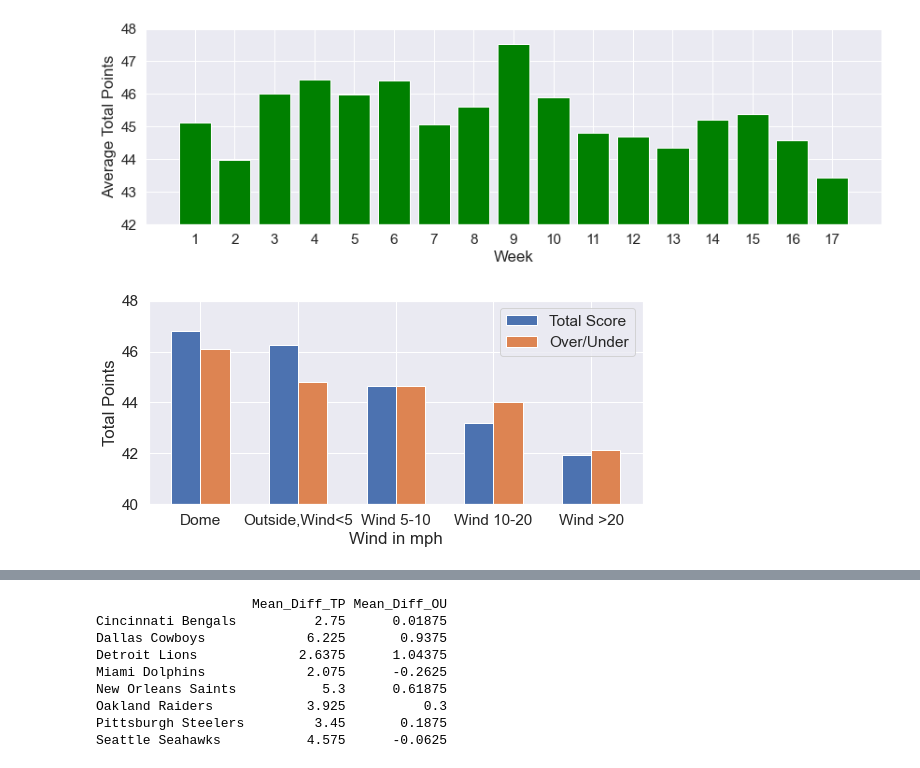
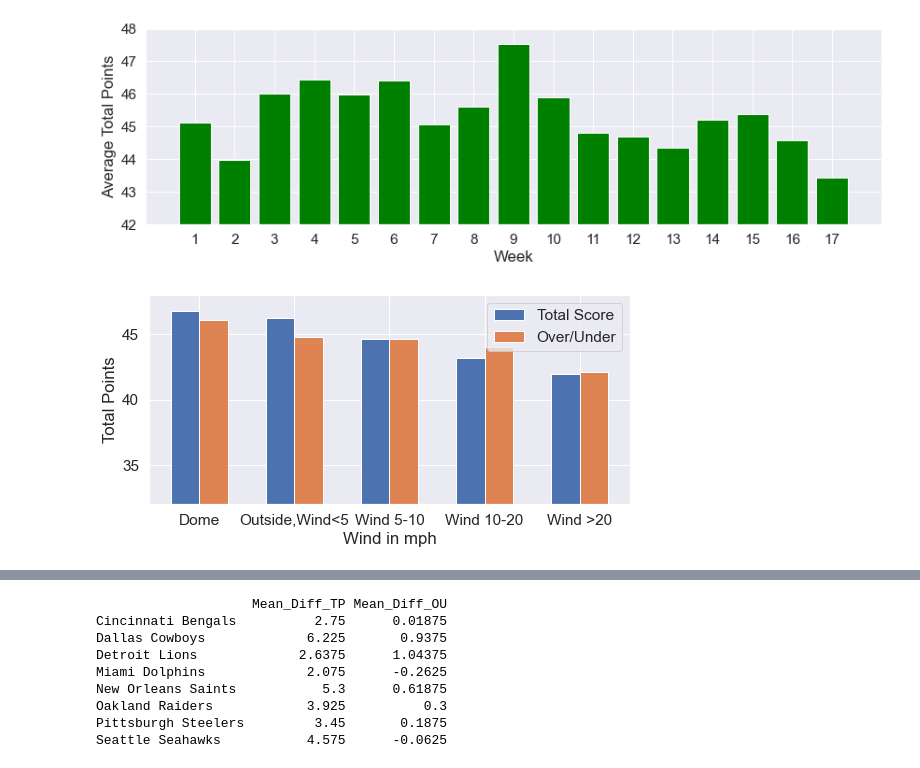
Before and after one commit to titansat74/Projects, a Jupyter notebook: Capstone Two/Cap2_Analyze.ipynb, the cells around one changed output, grey strips where cells are left out. Cells and saved outputs as stored; diff of their text form; code cells hidden in the pictures.

```diff
--- a/Capstone Two/Cap2_Analyze.ipynb
+++ b/Capstone Two/Cap2_Analyze.ipynb
@@ -622,40 +593,40 @@ fig.show()
 # %%
 domed = dfall[dfall['dome'] == 1]
 outside = dfall[dfall['dome'] == 0]
 
 tpmean = (domed['Tot_Pts'].mean(),
           outside[(outside['Wind']<=5)]['Tot_Pts'].mean(),
           outside[((outside['Wind']>5) & (outside['Wind']<=10))]['Tot_Pts'].mean(),
           outside[((outside['Wind']>10) & (outside['Wind']<=20))]['Tot_Pts'].mean(),
           outside[(outside['Wind']>20)]['Tot_Pts'].mean())
-oumean = (domed['Over/Under'].mean(),
-          outside[(outside['Wind']<=5)]['Over/Under'].mean(),
-          outside[((outside['Wind']>5) & (outside['Wind']<=10))]['Over/Under'].mean(),
-          outside[((outside['Wind']>10) & (outside['Wind']<=20))]['Over/Under'].mean(),
-          outside[(outside['Wind']>20)]['Over/Under'].mean())
+oumean = (domed['Over_Under'].mean(),
+          outside[(outside['Wind']<=5)]['Over_Under'].mean(),
+          outside[((outside['Wind']>5) & (outside['Wind']<=10))]['Over_Under'].mean(),
+          outside[((outside['Wind']>10) & (outside['Wind']<=20))]['Over_Under'].mean(),
+          outside[(outside['Wind']>20)]['Over_Under'].mean())
 
 fig10 = plt.figure(figsize=(8,4))
 ax = fig10.add_subplot(1,1,1)
 
 ind = np.arange(5)  # the x locations for the groups
 width = 0.3  # the width of the bars
 
 sns.set(font_scale=1.4)
 _ = plt.bar(ind - width/2, tpmean, width, label='Total Score')
 _ = plt.bar(ind + width/2, oumean, width, label='Over/Under')
 
 # Add some text for labels, title and custom x-axis tick labels, etc.
 _ = plt.ylabel('Total Points')
 #_ = plt.title('Average Points by Location')
 _ = plt.xticks(ind,labels=('Dome','Outside,Wind<5','Wind 5-10','Wind 10-20','Wind >20'))
 _ = plt.xlabel('Wind in mph')
 _ = plt.legend(loc='upper right')
-_ = plt.ylim(40,48)
+_ = plt.ylim(32,48)
 fig10.show()
 fig10.tight_layout()
 fig10.savefig('plots/fig10.png')
 # %% [output]
-[figure, old version]
+[figure, new version]
 # %%
 tmpts = pd.DataFrame(index=pd.MultiIndex.from_product([teams.keys(),range(160)],
                                                     names=['Team','Game']),columns=['Points','Location'])
```
Also changed, not shown: parts of 21 cells of this notebook, 3 other files.
